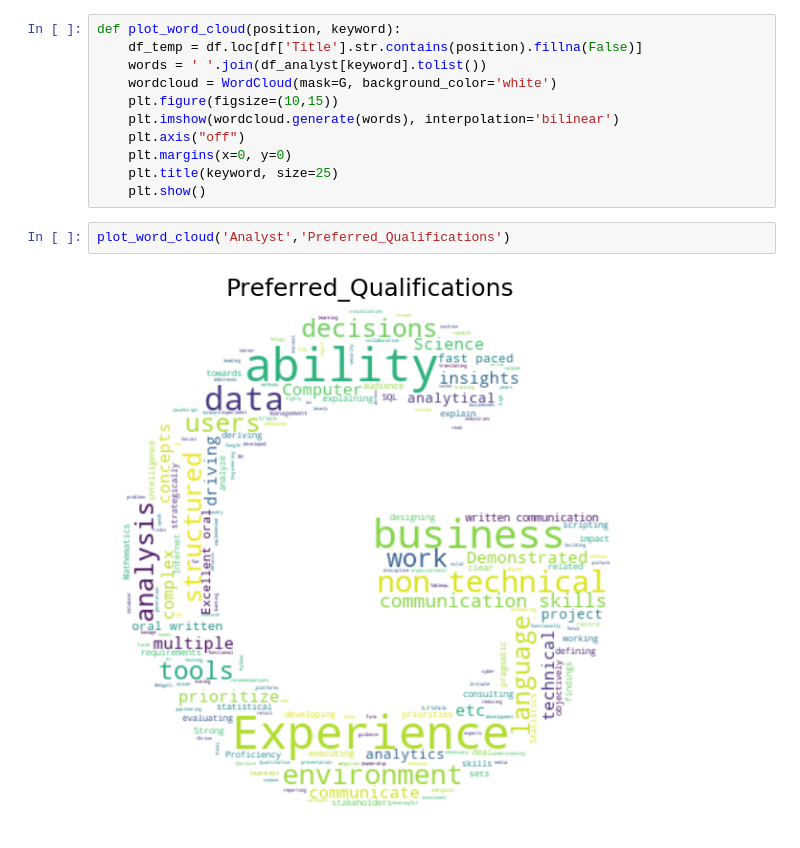
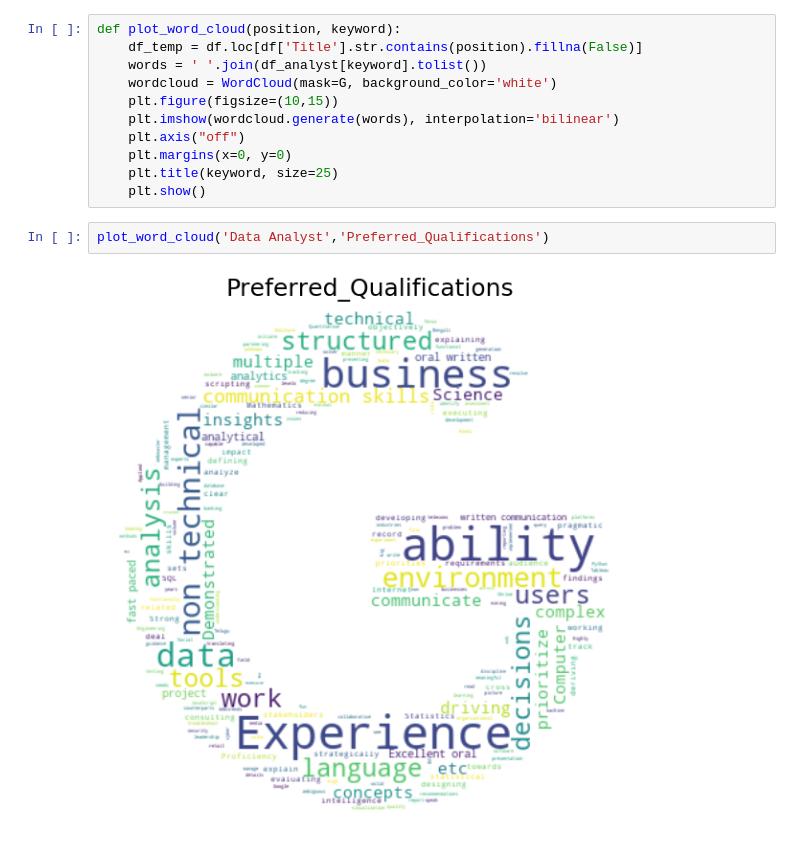
Before and after one commit to faridrah0514/JCDS07-Final_Project, a Jupyter notebook: notebook.ipynb, the cells around one changed output. Drawn from its saved outputs; the diff is of its cells as text.

```diff
--- a/notebook.ipynb
+++ b/notebook.ipynb
@@ -271,6 +271,6 @@ def plot_word_cloud(position, keyword):
     plt.title(keyword, size=25)
     plt.show()
 # %%
-plot_word_cloud('Analyst','Preferred_Qualifications')
+plot_word_cloud('Data Analyst','Preferred_Qualifications')
 # %% [output]
-[figure, old version]
+[figure, new version]
```
Also changed, not shown: parts of 8 cells of this notebook, 4 other files.
